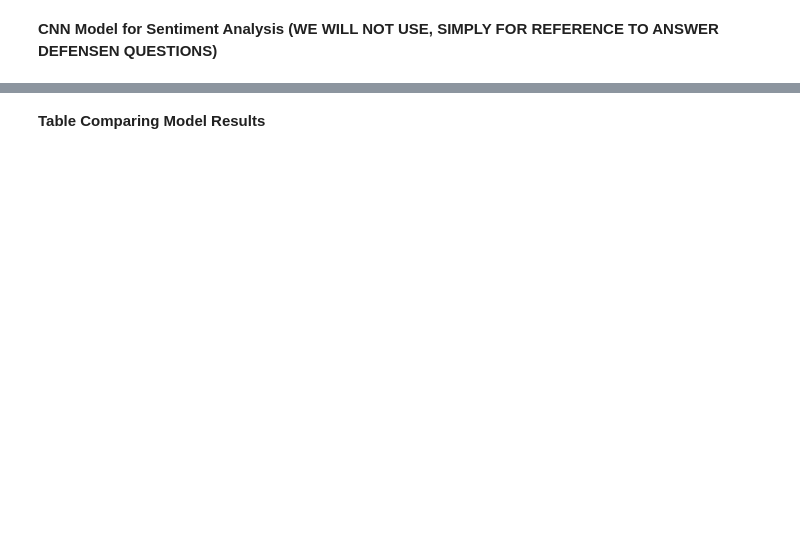
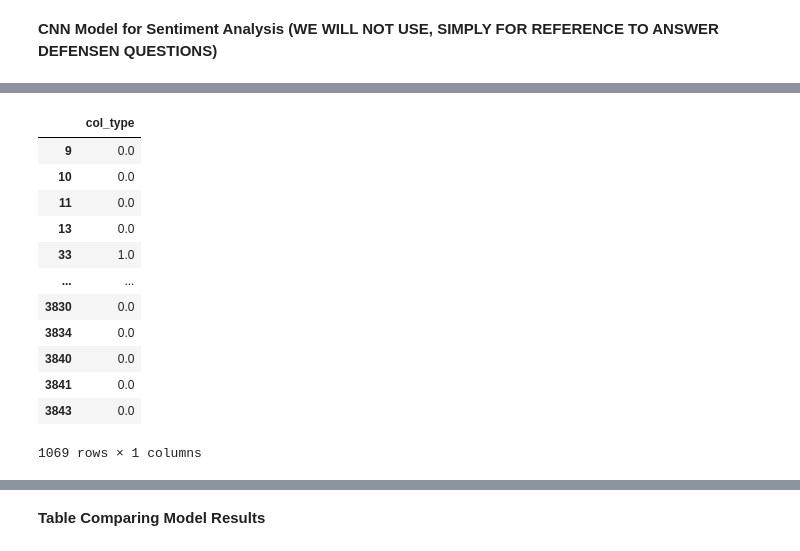
Before and after one commit to yvferreiro/MasterThesis, a Jupyter notebook: Sentiment Analysis.ipynb, the cells around one changed output, grey strips where cells are left out. Drawn from its saved outputs; the diff is of its cells as text; code cells hidden in the pictures; blank space fills up the shorter version.

```diff
--- a/Sentiment Analysis.ipynb
+++ b/Sentiment Analysis.ipynb
@@ -91,12 +82,12 @@ Name: polarity, dtype: float64
 # %%
-#create a 3 point criteria from -1 to 1 (range of polarity)
+#create a 2 point criteria from 0 to 1 (range of polarity)
 def map_sentiment(value):
-    if value <= 0.49:
+    if value >= 0.5:
+        return 1
+    #elif value <= -0.33:
+        #return -1
+    else:
         return 0
-    #elif value >= 0.33:
-        #return 1
-    else:
-        return 1
 
 
 df_09['sentiment'] = df_09['subjectivity'].apply(map_sentiment)
@@ -276,0 +278,2 @@ Execution time: 13.98 seconds
+# %%
+cnn_result = cnn(df_09)
@@ -276,0 +292,4 @@ Execution time: 13.98 seconds
+# %%
+df0 = cnn_result[0]
+df1 = cnn_result[1]
+df2 = cnn_result[2]
@@ -277 +300,17 @@ Execution time: 13.98 seconds
+# %%
+df2
+# %% [output]
+|  | col_type |
+| 9 | 0.0 |
+| 10 | 0.0 |
+| 11 | 0.0 |
+| 13 | 0.0 |
+| 33 | 1.0 |
+| ... | ... |
+| 3830 | 0.0 |
+| 3834 | 0.0 |
+| 3840 | 0.0 |
+| 3841 | 0.0 |
+| 3843 | 0.0 |
+1069 rows × 1 columns
 # %%
```
Also changed, not shown: parts of 16 cells of this notebook.
